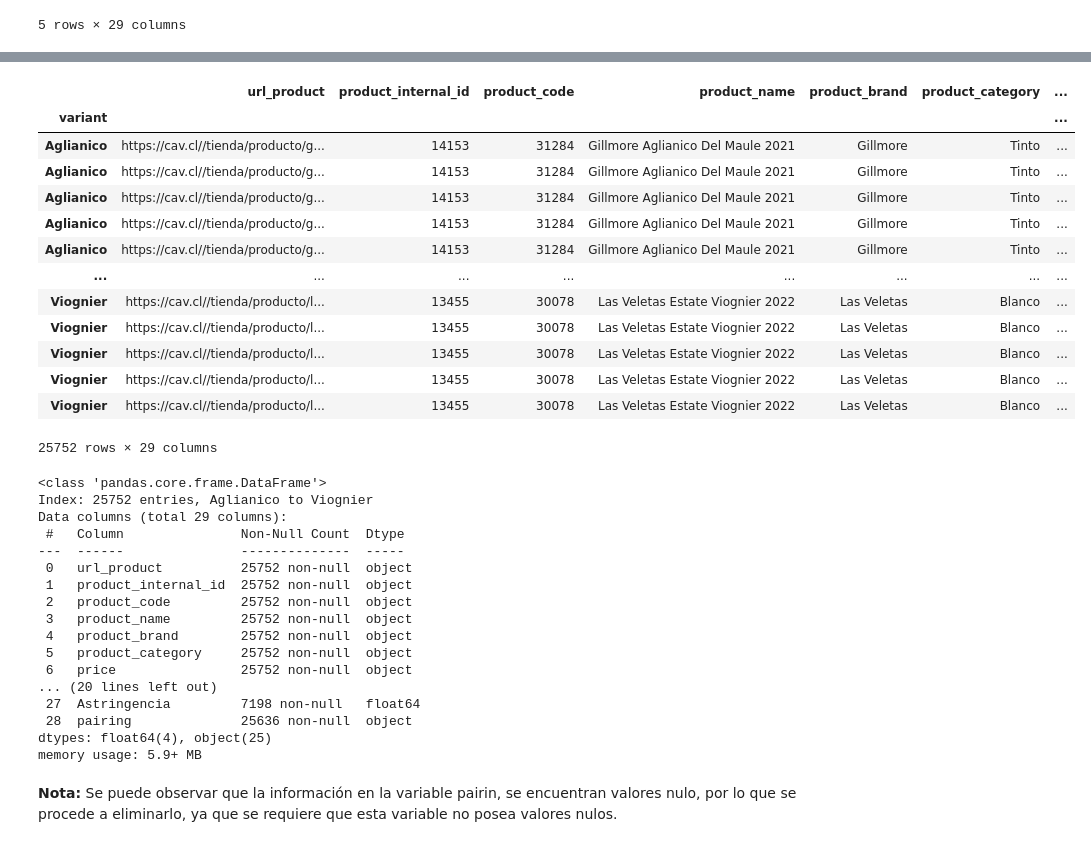
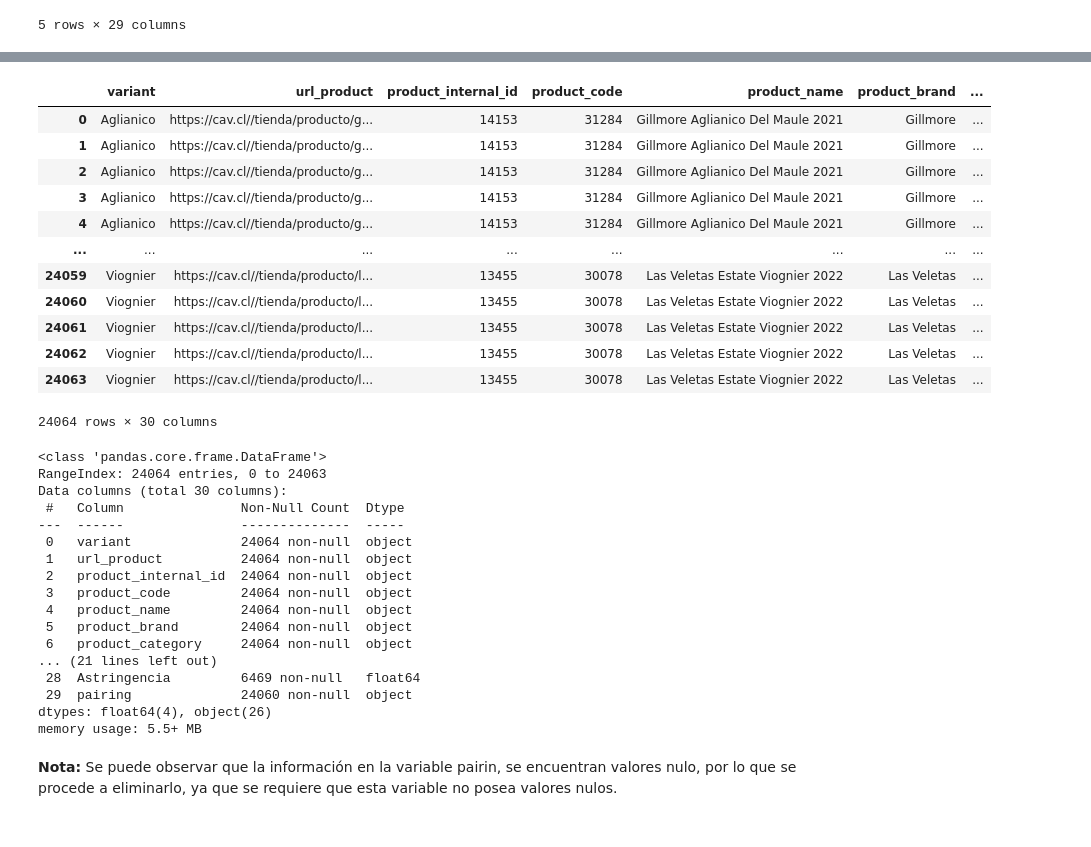
Before and after one commit to fevc08/final_project_4geek, a Jupyter notebook: src_fidel/explorer.ipynb, the cells around one changed output, grey strips where cells are left out. Drawn from its saved outputs; the diff is of its cells as text; code cells hidden in the pictures.

```diff
--- a/src_fidel/explorer.ipynb
+++ b/src_fidel/explorer.ipynb
@@ -489,5 +542,9 @@ descripcion_productos_df.head()
 # %%
-# Eliminar todos los datos que esten sin información en la variable "product_category"
-descripcion_productos_df.drop(descripcion_productos_df[descripcion_productos_df["product_category"] == "Sin Informacion"].index, inplace=True)
+# Eliminar todos los datos que esten sin información en la variable "variant"
+descripcion_productos_df.drop(descripcion_productos_df[descripcion_productos_df["variant"] == "Sin Informacion"].index, inplace=True)
+descripcion_productos_df.drop(descripcion_productos_df[descripcion_productos_df["variant"] == "Espumoso"].index, inplace=True)
+descripcion_productos_df.drop(descripcion_productos_df[descripcion_productos_df["product_category"] == "Rosado"].index, inplace=True)
+descripcion_productos_df.drop(descripcion_productos_df[descripcion_productos_df["product_category"] == "Dulce"].index, inplace=True)
 descripcion_productos_df.reset_index(inplace=True)
 descripcion_productos_df.drop(['index'], axis=1, inplace=True)
+descripcion_productos_df
@@ -519,6 +590,7 @@ con.execute(
 
 # Crear un ranking y acompañamientos para los vinos
 maridajes_df = pd.read_csv("../data_fidel/raw/meridaje.csv")
+maridajes_df['pairing'] = maridajes_df['pairing'].apply(lambda x: x.strip())
 maridajes_df.to_sql("maridajes", con=con, if_exists="replace", index=False)
 
 ranking_df = pd.read_csv("../data_fidel/raw/brand_shopper_rank.csv", sep=";")
@@ -549,43 +605,43 @@ ranking_df.drop(['index'], axis=1, inplace=True)
 # %%
 # Crear el dataframe wine_store a partir de union de los dataframe "descripción_productos" y "maridajes"
 wine_store_df = descripcion_productos_df.set_index("variant").join(maridajes_df.set_index("variant"))
+wine_store_df.reset_index(inplace=True)
 wine_store_df
 # %% [output]
-|  | url_product | product_internal_id | product_code | product_name | product_brand | product_category | ... |
-| variant |  |  |  |  |  |  | ... |
-| Aglianico | https://cav.cl//tienda/producto/g... | 14153 | 31284 | Gillmore Aglianico Del Maule 2021 | Gillmore | Tinto | ... |
-| Aglianico | https://cav.cl//tienda/producto/g... | 14153 | 31284 | Gillmore Aglianico Del Maule 2021 | Gillmore | Tinto | ... |
-| Aglianico | https://cav.cl//tienda/producto/g... | 14153 | 31284 | Gillmore Aglianico Del Maule 2021 | Gillmore | Tinto | ... |
-| Aglianico | https://cav.cl//tienda/producto/g... | 14153 | 31284 | Gillmore Aglianico Del Maule 2021 | Gillmore | Tinto | ... |
-| Aglianico | https://cav.cl//tienda/producto/g... | 14153 | 31284 | Gillmore Aglianico Del Maule 2021 | Gillmore | Tinto | ... |
+|  | variant | url_product | product_internal_id | product_code | product_name | product_brand | ... |
+| 0 | Aglianico | https://cav.cl//tienda/producto/g... | 14153 | 31284 | Gillmore Aglianico Del Maule 2021 | Gillmore | ... |
+| 1 | Aglianico | https://cav.cl//tienda/producto/g... | 14153 | 31284 | Gillmore Aglianico Del Maule 2021 | Gillmore | ... |
+| 2 | Aglianico | https://cav.cl//tienda/producto/g... | 14153 | 31284 | Gillmore Aglianico Del Maule 2021 | Gillmore | ... |
+| 3 | Aglianico | https://cav.cl//tienda/producto/g... | 14153 | 31284 | Gillmore Aglianico Del Maule 2021 | Gillmore | ... |
+| 4 | Aglianico | https://cav.cl//tienda/producto/g... | 14153 | 31284 | Gillmore Aglianico Del Maule 2021 | Gillmore | ... |
 | ... | ... | ... | ... | ... | ... | ... | ... |
-| Viognier | https://cav.cl//tienda/producto/l... | 13455 | 30078 | Las Veletas Estate Viognier 2022 | Las Veletas | Blanco | ... |
-| Viognier | https://cav.cl//tienda/producto/l... | 13455 | 30078 | Las Veletas Estate Viognier 2022 | Las Veletas | Blanco | ... |
-| Viognier | https://cav.cl//tienda/producto/l... | 13455 | 30078 | Las Veletas Estate Viognier 2022 | Las Veletas | Blanco | ... |
-| Viognier | https://cav.cl//tienda/producto/l... | 13455 | 30078 | Las Veletas Estate Viognier 2022 | Las Veletas | Blanco | ... |
-| Viognier | https://cav.cl//tienda/producto/l... | 13455 | 30078 | Las Veletas Estate Viognier 2022 | Las Veletas | Blanco | ... |
+| 24059 | Viognier | https://cav.cl//tienda/producto/l... | 13455 | 30078 | Las Veletas Estate Viognier 2022 | Las Veletas | ... |
+| 24060 | Viognier | https://cav.cl//tienda/producto/l... | 13455 | 30078 | Las Veletas Estate Viognier 2022 | Las Veletas | ... |
+| 24061 | Viognier | https://cav.cl//tienda/producto/l... | 13455 | 30078 | Las Veletas Estate Viognier 2022 | Las Veletas | ... |
+| 24062 | Viognier | https://cav.cl//tienda/producto/l... | 13455 | 30078 | Las Veletas Estate Viognier 2022 | Las Veletas | ... |
+| 24063 | Viognier | https://cav.cl//tienda/producto/l... | 13455 | 30078 | Las Veletas Estate Viognier 2022 | Las Veletas | ... |
-25752 rows × 29 columns
+24064 rows × 30 columns
 # %%
 # Obtener información del dataframe "wine_store"
 wine_store_df.info()
 # %% [output]
 <class 'pandas.core.frame.DataFrame'>
-Index: 25752 entries, Aglianico to Viognier
-Data columns (total 29 columns):
+RangeIndex: 24064 entries, 0 to 24063
+Data columns (total 30 columns):
  #   Column               Non-Null Count  Dtype
 ---  ------               --------------  -----
- 0   url_product          25752 non-null  object
- 1   product_internal_id  25752 non-null  object
- 2   product_code         25752 non-null  object
- 3   product_name         25752 non-null  object
- 4   product_brand        25752 non-null  object
- 5   product_category     25752 non-null  object
- 6   price                25752 non-null  object
-... (20 lines left out)
- 27  Astringencia         7198 non-null   float64
- 28  pairing              25636 non-null  object
-dtypes: float64(4), object(25)
-memory usage: 5.9+ MB
+ 0   variant              24064 non-null  object
+ 1   url_product          24064 non-null  object
+ 2   product_internal_id  24064 non-null  object
+ 3   product_code         24064 non-null  object
+ 4   product_name         24064 non-null  object
+ 5   product_brand        24064 non-null  object
+ 6   product_category     24064 non-null  object
+... (21 lines left out)
+ 28  Astringencia         6469 non-null   float64
+ 29  pairing              24060 non-null  object
+dtypes: float64(4), object(26)
+memory usage: 5.5+ MB
 # %% [markdown]
 **Nota:** Se puede observar que la información en la variable pairin, se encuentran valores nulo, por lo que se procede a eliminarlo, ya que se requiere que esta variable no posea valores nulos.
 # %%
```
Also changed, not shown: parts of 62 cells of this notebook, 10 other files.
